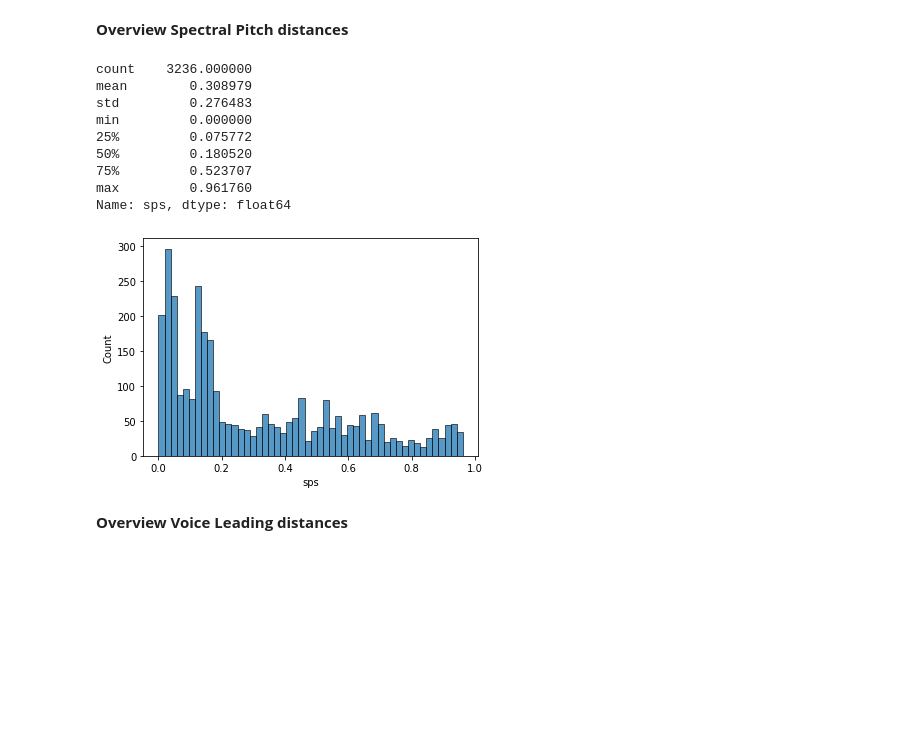
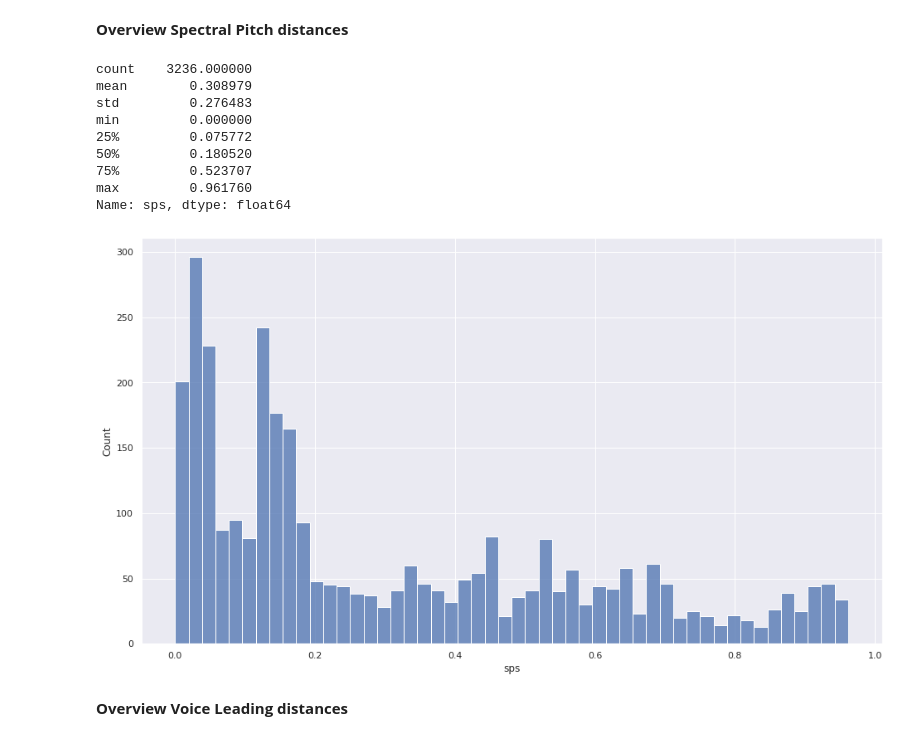
Before and after one commit to DCMLab/chord-eval, a Jupyter notebook: NoteBooks/exploring_differences.ipynb, the cells around one changed output. Cells and saved outputs as stored; diff of their text form; code cells hidden in the pictures; blank space fills up the shorter version.

Commit message:
created histograms for each metric

```diff
--- a/NoteBooks/exploring_differences.ipynb
+++ b/NoteBooks/exploring_differences.ipynb
@@ -59,19 +60,21 @@ df = D[D.binary] # select only diverging
 # %% [markdown]
 **Overview Spectral Pitch distances**
 # %%
+sns.set(rc={"figure.figsize":(16, 9)})
 print(df.sps.describe())
-sns.histplot(data=df, x='sps', bins=50);
+ax = sns.histplot(data=df, x='sps', bins=50)
+plt.savefig('../figures/sps_histogram.png', bbox_inches='tight')
 # %% [output]
 count    3236.000000
 mean        0.308979
 std         0.276483
 min         0.000000
 25%         0.075772
 50%         0.180520
 75%         0.523707
 max         0.961760
 Name: sps, dtype: float64
-[figure, old version]
+[figure, new version]
 # %% [markdown]
 **Overview Voice Leading distances**
 # %%
```
Also changed, not shown: parts of 3 cells of this notebook, 3 other files.
